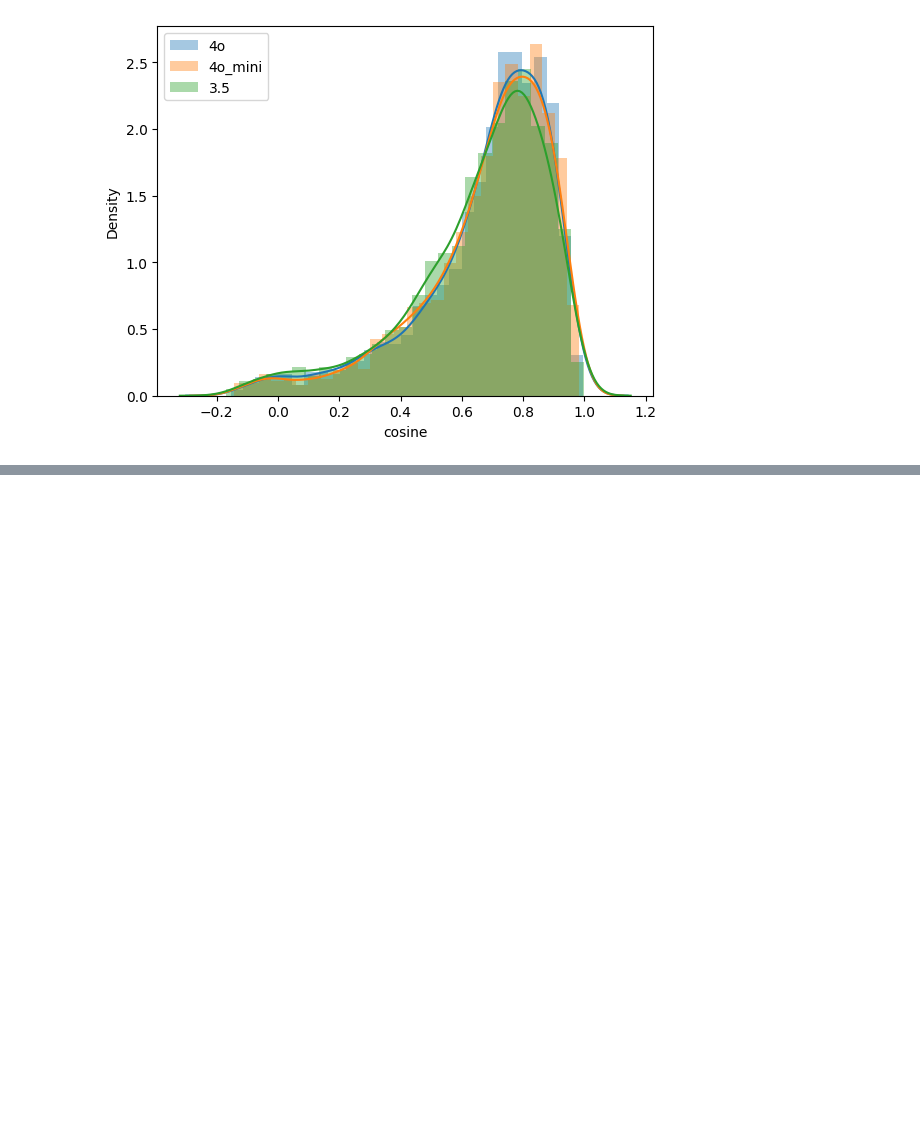
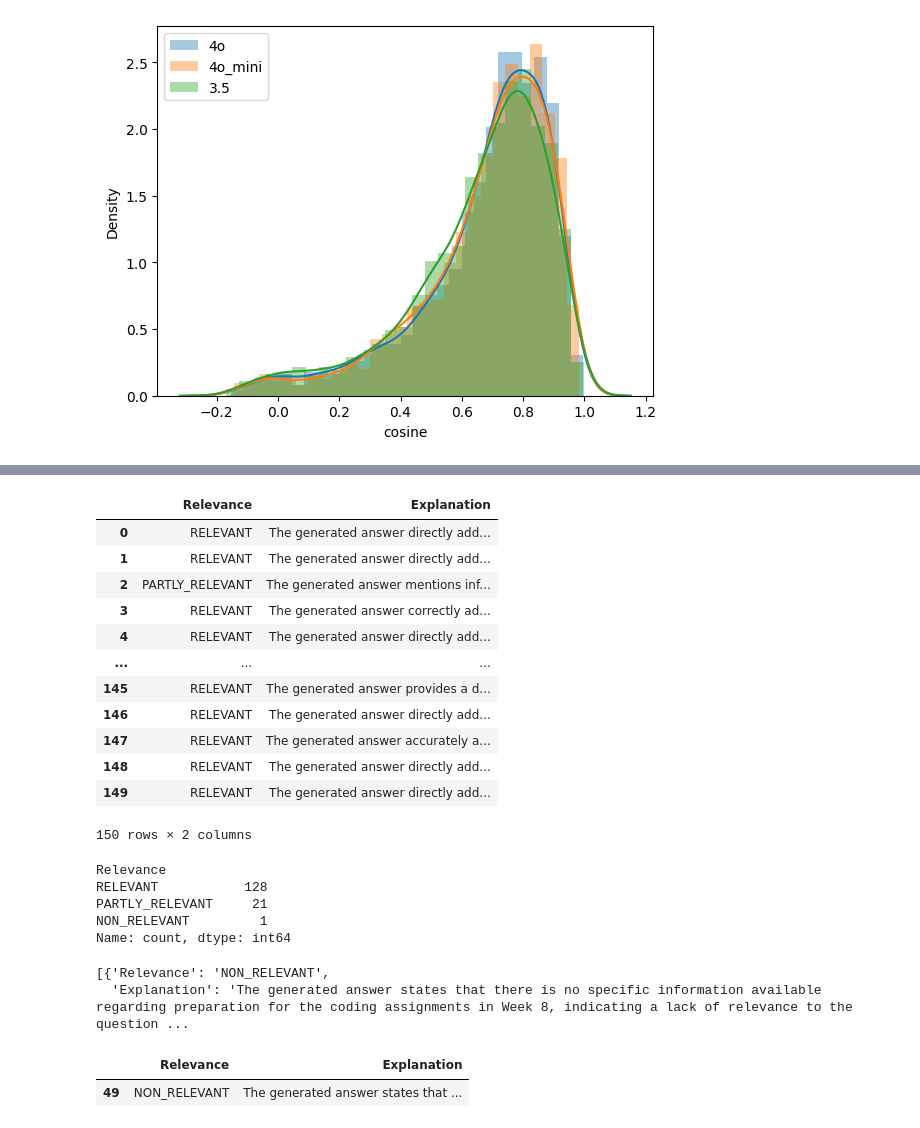
Before and after one commit to mtm-007/seaarch-engine-ws, a Jupyter notebook: notebooks/offline_rag_Evals.ipynb, the cells around one changed output, grey strips where cells are left out. Drawn from its saved outputs; the diff is of its cells as text; code cells hidden in the pictures; blank space fills up the shorter version.

```diff
--- a/notebooks/offline_rag_Evals.ipynb
+++ b/notebooks/offline_rag_Evals.ipynb
@@ -515,0 +693,51 @@ https://gist.github.com/mwaskom/de44147ed2974457ad6372750bbe5751
+# %%
+prompt = prompt_template_2.format(**record)
+#print(prompt)
+# %%
+evaluations_2_prompt = []
+
+for record in tqdm(samples):
+    prompt = prompt_template_2.format(**record)
+    answer = llm(prompt , model='gpt-4o-mini')
+    evaluations_2_prompt.append(answer)
+# %%
+json_evaluations_2 = []
+
+for i, str_answe in enumerate(evaluations_2_prompt):
+    json_answer = json.loads(str_answe)
+    json_evaluations_2.append(json_answer)
+# %%
+df_evaluation_results_2 = pd.DataFrame(json_evaluations_2)
+df_evaluation_results_2
+# %% [output]
+|  | Relevance | Explanation |
+| 0 | RELEVANT | The generated answer directly add... |
+| 1 | RELEVANT | The generated answer directly add... |
+| 2 | PARTLY_RELEVANT | The generated answer mentions inf... |
+| 3 | RELEVANT | The generated answer correctly ad... |
+| 4 | RELEVANT | The generated answer directly add... |
+| ... | ... | ... |
+| 145 | RELEVANT | The generated answer provides a d... |
+| 146 | RELEVANT | The generated answer directly add... |
+| 147 | RELEVANT | The generated answer accurately a... |
+| 148 | RELEVANT | The generated answer directly add... |
+| 149 | RELEVANT | The generated answer directly add... |
+150 rows × 2 columns
+# %%
+df_evaluation_results_2.Relevance.value_counts()
+# %% [output]
+Relevance
+RELEVANT           128
+PARTLY_RELEVANT     21
+NON_RELEVANT         1
+Name: count, dtype: int64
+# %%
+df_evaluation_results_2[df_evaluation_results_2.Relevance == 'NON_RELEVANT'].to_dict(orient='records')
+# %% [output]
+[{'Relevance': 'NON_RELEVANT',
+  'Explanation': 'The generated answer states that there is no specific information available regarding preparation for the coding assignments in Week 8, indicating a lack of relevance to the question ...
+# %%
+df_evaluation_results_2[df_evaluation_results_2.Relevance == 'NON_RELEVANT']
+# %% [output]
+|  | Relevance | Explanation |
+| 49 | NON_RELEVANT | The generated answer states that ... |
```
Also changed, not shown: parts of 22 cells of this notebook.
